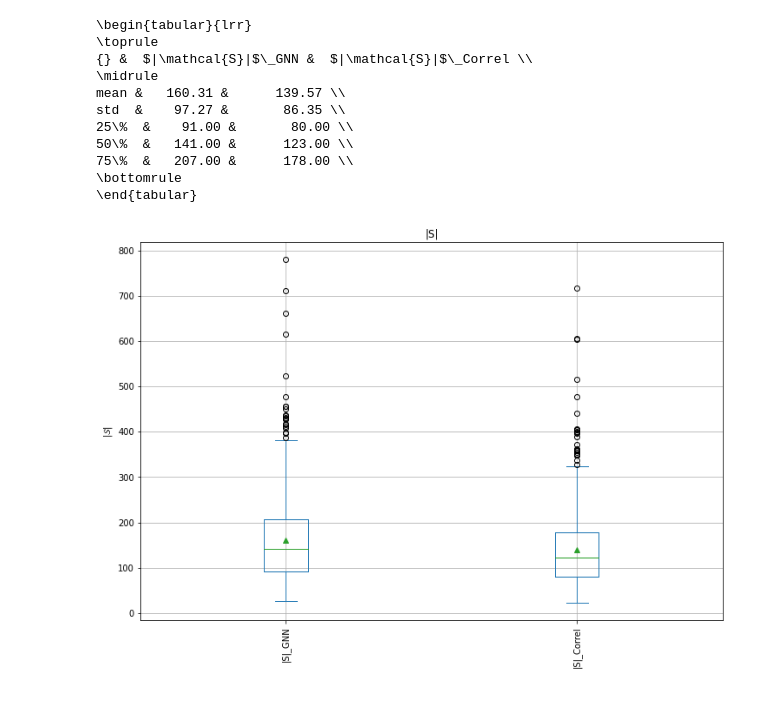
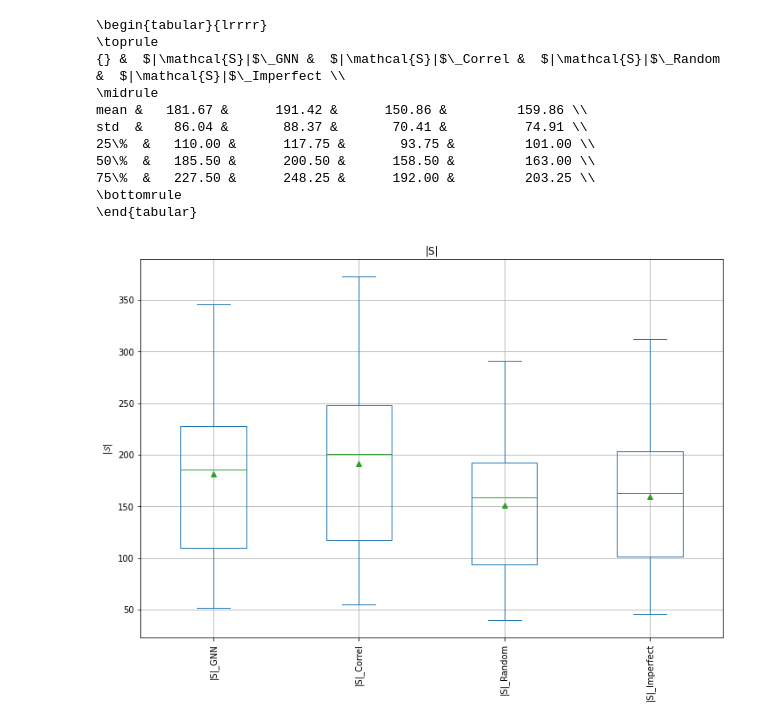
Before and after one commit to mati3230/ODA, a Jupyter notebook: correl_vs_gnn.ipynb, the cells around one changed output. Saved outputs shown, nothing was run; the diff lists cells and outputs as text; code cells hidden in the pictures.

```diff
--- a/correl_vs_gnn.ipynb
+++ b/correl_vs_gnn.ipynb
@@ -11,7 +11,7 @@ file = "correl_vs_gnn.csv"
 df = pd.read_csv(file, sep=sep, header=0, encoding=enc)
 # %%
 def plot_alg_box(df, feat="OOA", suffixes=["GNN", "Correl"], ylabel=None,
-        print_latex=False, ylim=None, figsize=(12,8), yticks=None):
+        print_latex=False, ylim=None, figsize=(12,8), yticks=None, float_format="%.2f"):
     col_names = []
     title = feat
     for i in range(len(suffixes)):
@@ -23,7 +23,7 @@ def plot_alg_box(df, feat="OOA", suffixes=["GNN", "Correl"], ylabel=None,
     if print_latex:
         df_desc = sub_df.describe(include="all")
         df_desc = df_desc.loc[["mean", "std", "25%", "50%", "75%"]]
-        latex_str = df_desc.to_latex(escape=False, float_format="%.2f")
+        latex_str = df_desc.to_latex(escape=False, float_format=float_format)
         latex_str = latex_str.replace("_", "\_")
         latex_str = latex_str.replace("%", "\%")
         latex_str = latex_str.replace("|S|", "$|\mathcal{S}|$")
@@ -52,18 +52,18 @@ std  &     0.08 &        0.09 \\
 # %%
-plot_alg_box(df=df, feat="|S|", ylabel=r"$|\mathcal{S}|$", print_latex=True)
+plot_alg_box(df=df, feat="|S|", ylabel=r"$|\mathcal{S}|$", print_latex=True, suffixes=["GNN", "Correl", "Random", "Imperfect"])
 if save_images:
     plt.savefig("correl_vs_gnn_sizes.png", bbox_inches="tight")
 # %% [output]
-\begin{tabular}{lrr}
+\begin{tabular}{lrrrr}
 \toprule
-{} &  $|\mathcal{S}|$\_GNN &  $|\mathcal{S}|$\_Correl \\
+{} &  $|\mathcal{S}|$\_GNN &  $|\mathcal{S}|$\_Correl &  $|\mathcal{S}|$\_Random &  $|\mathcal{S}|$\_Imperfect \\
 \midrule
-mean &   160.31 &      139.57 \\
-std  &    97.27 &       86.35 \\
-25\%  &    91.00 &       80.00 \\
-50\%  &   141.00 &      123.00 \\
-75\%  &   207.00 &      178.00 \\
+mean &   181.67 &      191.42 &      150.86 &         159.86 \\
+std  &    86.04 &       88.37 &       70.41 &          74.91 \\
+25\%  &   110.00 &      117.75 &       93.75 &         101.00 \\
+50\%  &   185.50 &      200.50 &      158.50 &         163.00 \\
+75\%  &   227.50 &      248.25 &      192.00 &         203.25 \\
 \bottomrule
 \end{tabular}
-[figure, old version]
+[figure, new version]
 # %%
```
Also changed, not shown: parts of 6 cells of this notebook, 3 other files.
